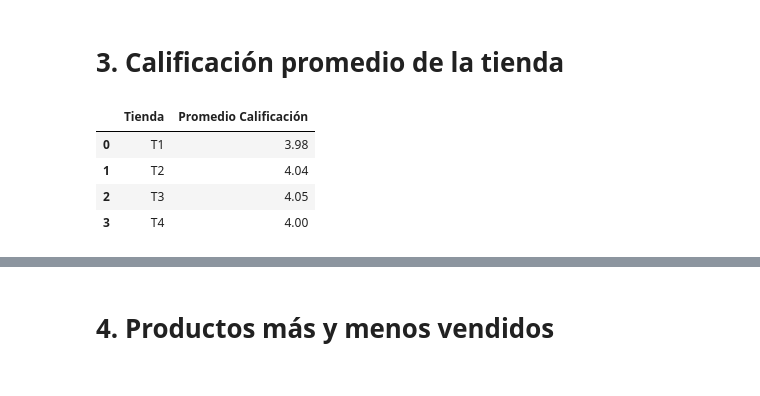
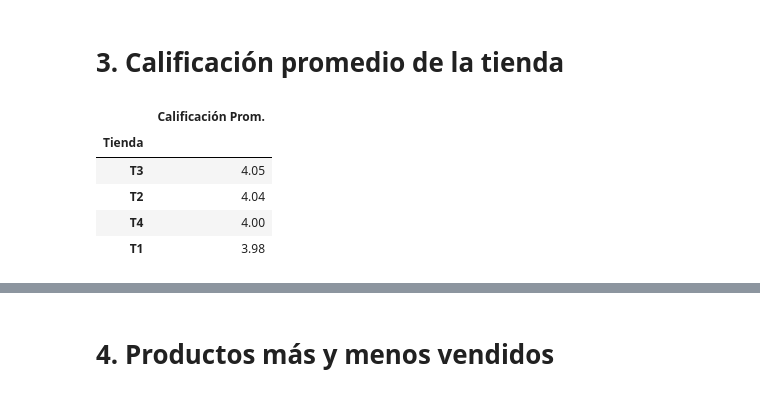
Before and after one commit to EddersonPR/challenge-alura-store, a Jupyter notebook: AluraStoreLatam.ipynb, the cells around one changed output, grey strips where cells are left out. Drawn from its saved outputs; the diff is of its cells as text; code cells hidden in the pictures.

```diff
--- a/AluraStoreLatam.ipynb
+++ b/AluraStoreLatam.ipynb
@@ -171,11 +400,12 @@ display(top3_categorias)
 # %% [markdown]
 # 3. Calificación promedio de la tienda
 # %%
-df_promedio = df.groupby('Tienda')['Calificación'].mean().reset_index(name='Promedio Calificación')
-df_promedio
+df_calificacion = df.groupby('Tienda')['Calificación'].mean().reset_index(name='Calificación Prom.').sort_values(by='Calificación Prom.', ascending=False).set_index('Tienda')
+df_calificacion
 # %% [output]
-|  | Tienda | Promedio Calificación |
-| 0 | T1 | 3.98 |
-| 1 | T2 | 4.04 |
-| 2 | T3 | 4.05 |
-| 3 | T4 | 4.00 |
+|  | Calificación Prom. |
+| Tienda |  |
+| T3 | 4.05 |
+| T2 | 4.04 |
+| T4 | 4.00 |
+| T1 | 3.98 |
```
Also changed, not shown: parts of 28 cells of this notebook.
